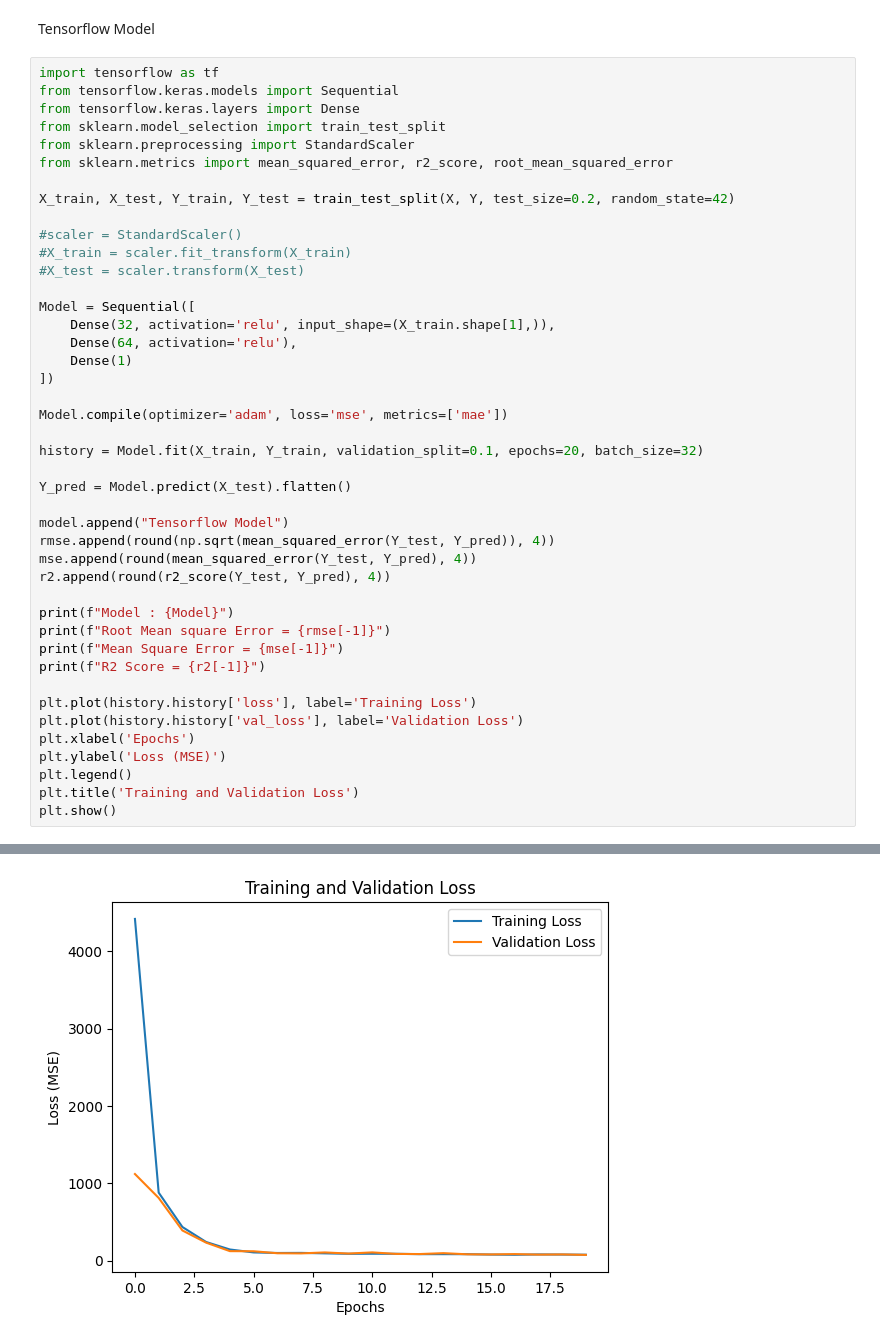
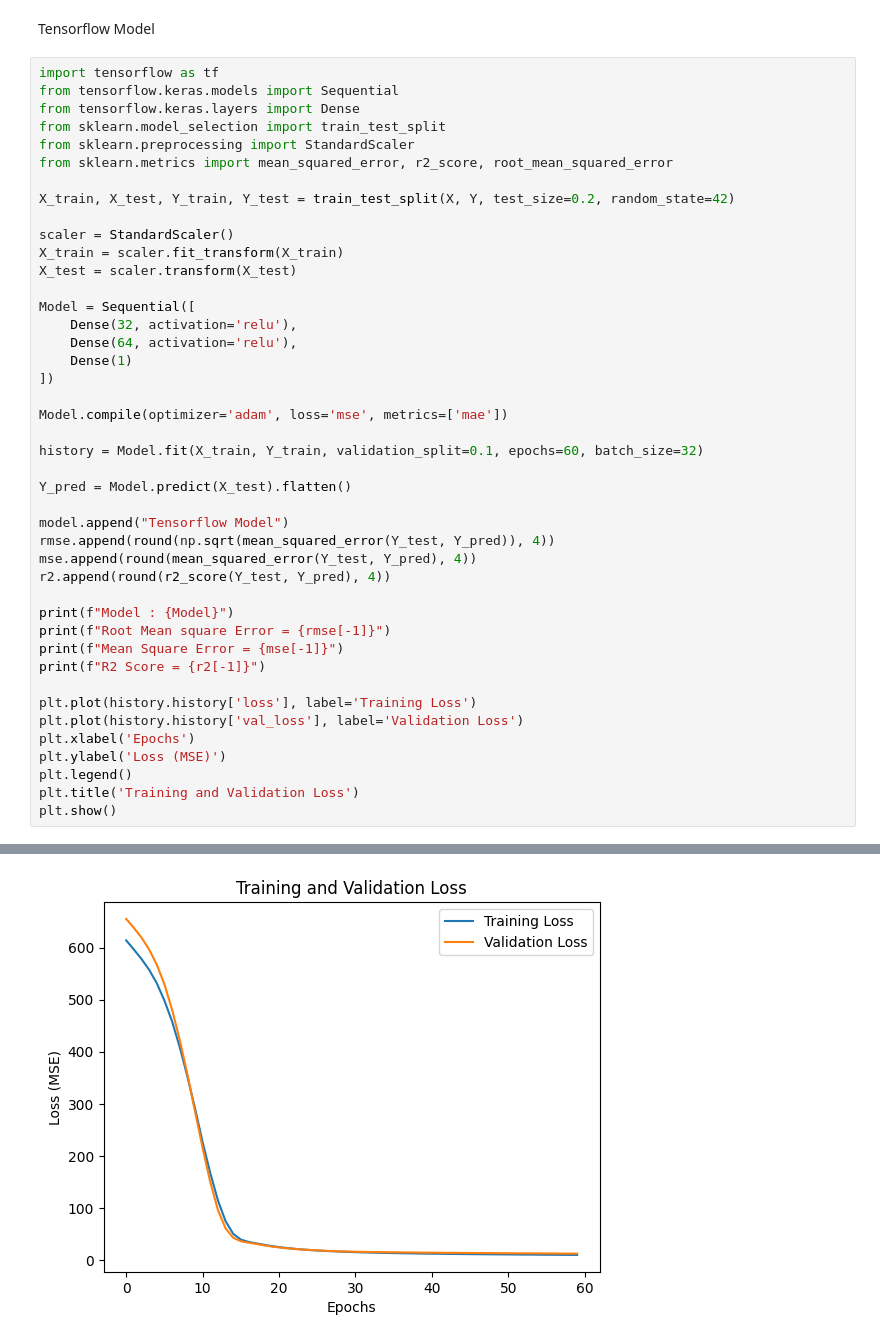
Before and after one commit to NirjharDebnath/Machine-Learning, a Jupyter notebook: Classical_ML.ipynb, the cells around one changed output, grey strips where cells are left out. Saved outputs shown, nothing was run; the diff lists cells and outputs as text.

```diff
--- a/Classical_ML.ipynb
+++ b/Classical_ML.ipynb
@@ -511,19 +511,19 @@ from sklearn.metrics import mean_squared_error, r2_score, root_mean_squared_erro
 
 X_train, X_test, Y_train, Y_test = train_test_split(X, Y, test_size=0.2, random_state=42)
 
-#scaler = StandardScaler()
-#X_train = scaler.fit_transform(X_train)
-#X_test = scaler.transform(X_test)
+scaler = StandardScaler()
+X_train = scaler.fit_transform(X_train)
+X_test = scaler.transform(X_test)
 
 Model = Sequential([
-    Dense(32, activation='relu', input_shape=(X_train.shape[1],)),
+    Dense(32, activation='relu'),
     Dense(64, activation='relu'),
     Dense(1)
 ])
 
 Model.compile(optimizer='adam', loss='mse', metrics=['mae'])
 
-history = Model.fit(X_train, Y_train, validation_split=0.1, epochs=20, batch_size=32)
+history = Model.fit(X_train, Y_train, validation_split=0.1, epochs=60, batch_size=32)
 
 Y_pred = Model.predict(X_test).flatten()
 
@@ -574,4 +565,4 @@ R2 Score = -0.0985
-[figure, old version]
+[figure, new version]
 # %%
 model = [str(m) for m in model]
 ModelResultBoard = pd.DataFrame(np.array([model, mse, rmse, r2]).T, columns=['Model', 'MSE', 'RMSE', 'R2'])
```
Also changed, not shown: parts of 2 cells of this notebook.
